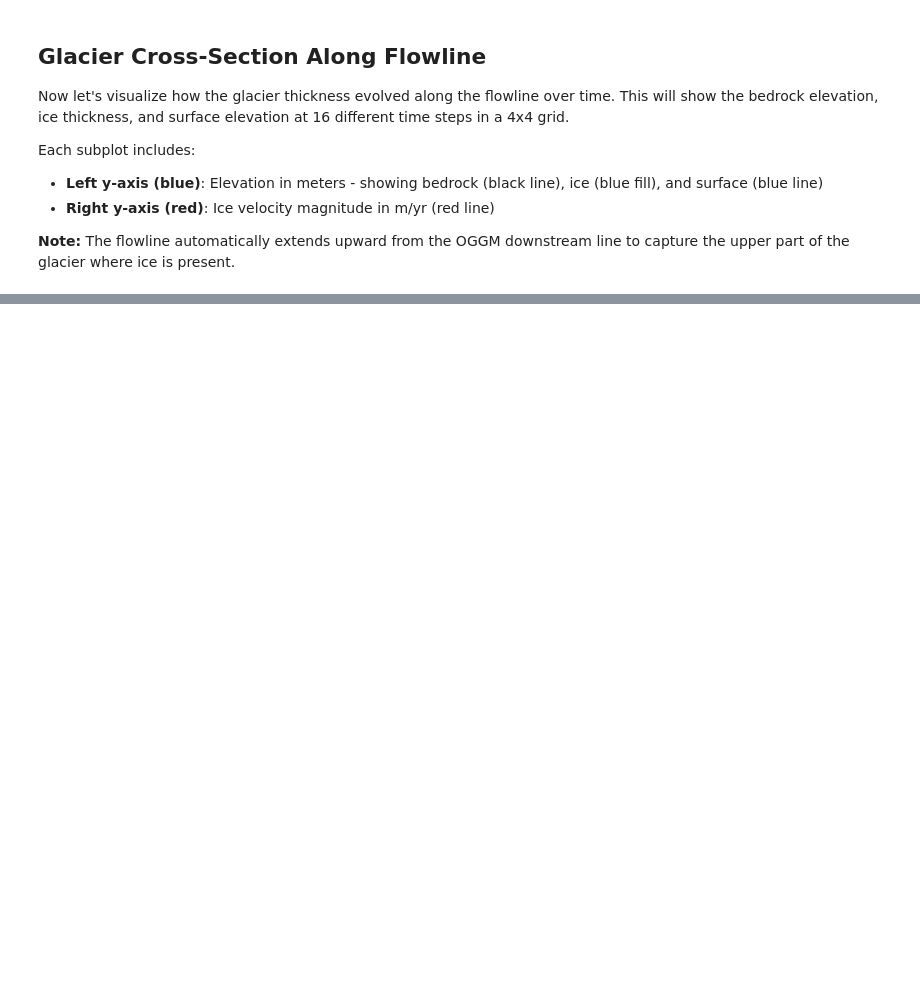
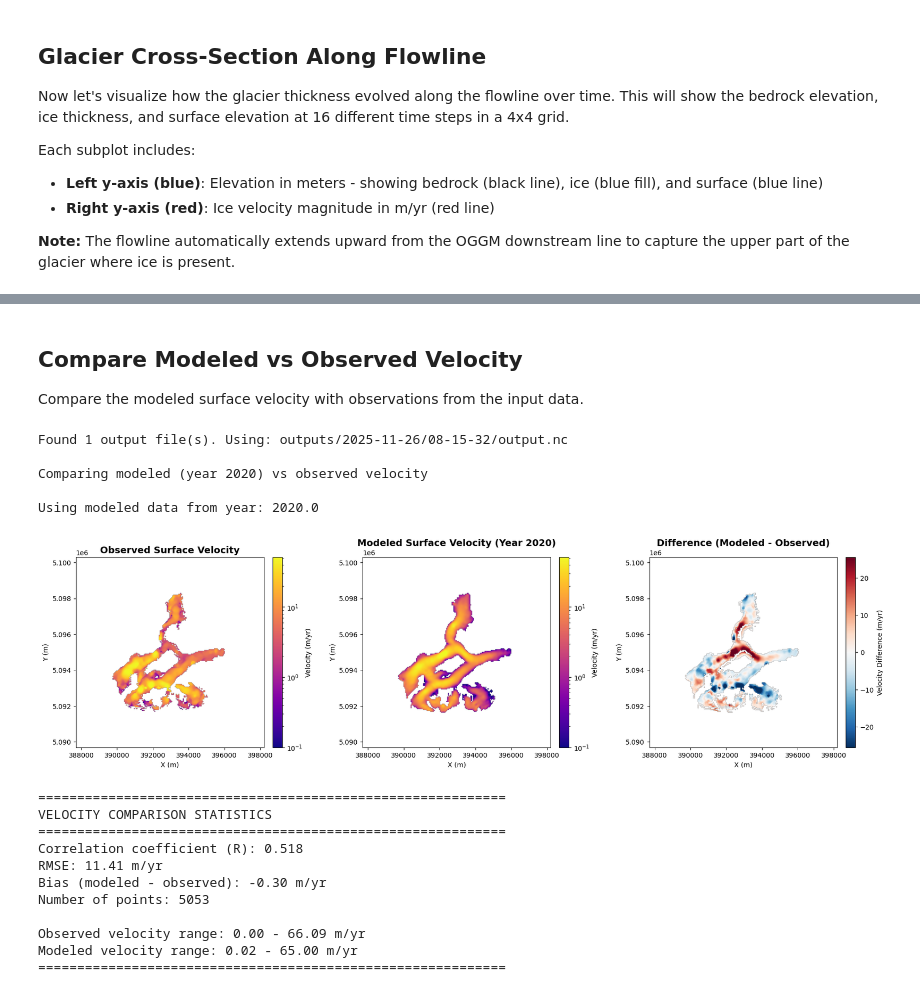
Before and after one commit to svoll1105/Glaciers_Landscapes, a Jupyter notebook: 03_notebook/my_glacier.ipynb, the cells around one changed output, grey strips where cells are left out. Cells and saved outputs as stored; diff of their text form; code cells hidden in the pictures; blank space fills up the shorter version.

```diff
--- a/03_notebook/my_glacier.ipynb
+++ b/03_notebook/my_glacier.ipynb
@@ -368,0 +304,45 @@ files.download('rcp_4_5.zip')
+# %% [markdown]
+## Compare Modeled vs Observed Velocity
+
+Compare the modeled surface velocity with observations from the input data.
+# %%
+import importlib
+import helper
+importlib.reload(helper)
+from helper import compare_modeled_observed_velocity
+import glob
+
+# Find all output files and use the latest one
+output_files = sorted(glob.glob('outputs/*/*/output.nc'))
+
+if output_files:
+    print(f"Found {len(output_files)} output file(s). Using: {output_files[-1]}\n")
+    # Compare modeled velocity (year 2020) with observed velocity
+    compare_modeled_observed_velocity(
+        input_file='data/input.nc',
+        output_file=output_files[-1],
+        year=2020
+    )
+else:
+    print("No output.nc files found. Please run the model first.")
+
+    plt.savefig("velocity_comparison_2020.png", format="png", dpi=600, bbox_inches="tight")
+plt.close()
+# %% [output]
+Found 1 output file(s). Using: outputs/2025-11-26/08-15-32/output.nc
+
+Comparing modeled (year 2020) vs observed velocity
+
+Using modeled data from year: 2020.0
+[figure, added]
+============================================================
+VELOCITY COMPARISON STATISTICS
+============================================================
+Correlation coefficient (R): 0.518
+RMSE: 11.41 m/yr
+Bias (modeled - observed): -0.30 m/yr
+Number of points: 5053
+
+Observed velocity range: 0.00 - 66.09 m/yr
+Modeled velocity range: 0.02 - 65.00 m/yr
+============================================================
```
Also changed, not shown: parts of 10 cells of this notebook.
